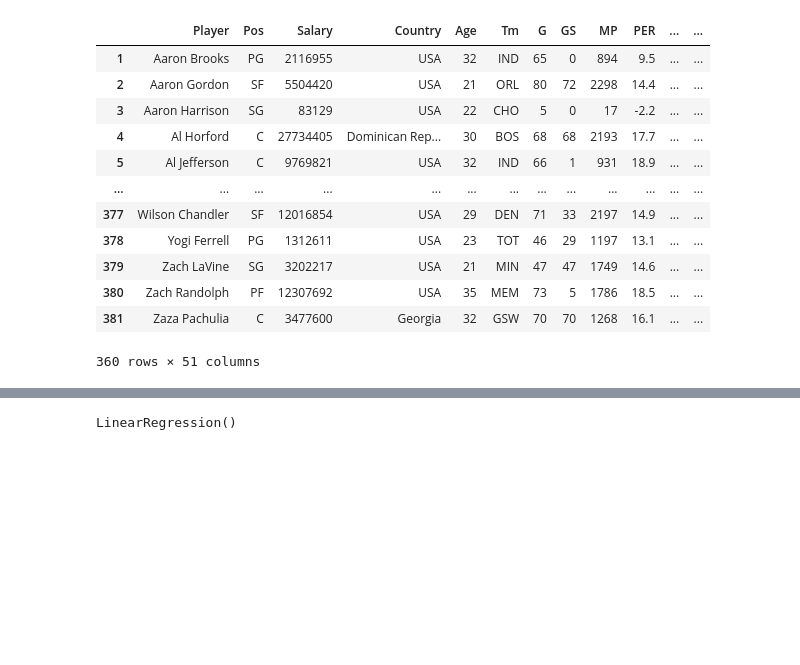
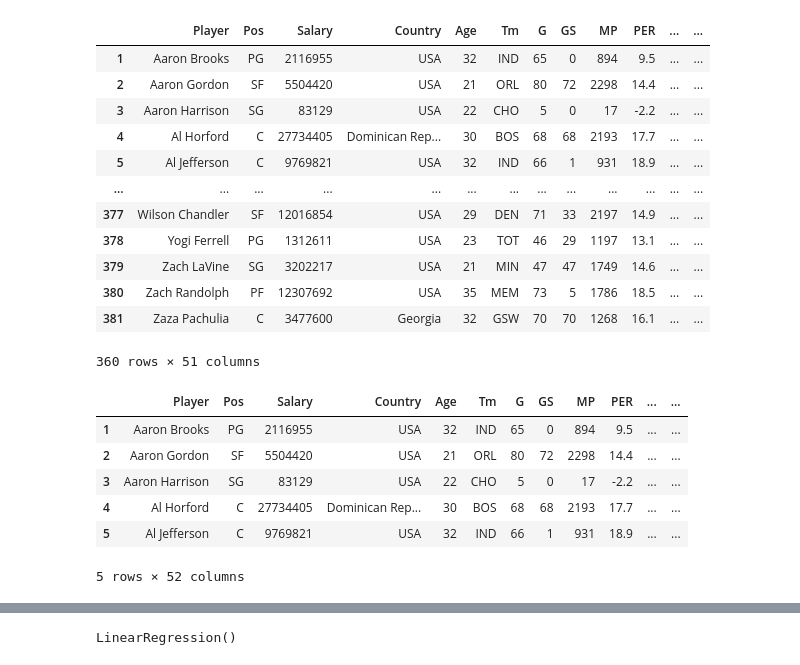
Before and after one commit to jonhicks123/NBA-Salaries-Prediction, a Jupyter notebook: NBA_salary_ML.ipynb, the cells around one changed output, grey strips where cells are left out. Saved outputs shown, nothing was run; the diff lists cells and outputs as text; code cells hidden in the pictures; blank space fills up the shorter version.

```diff
--- a/NBA_salary_ML.ipynb
+++ b/NBA_salary_ML.ipynb
@@ -24,3 +26,13 @@ nba
+# %%
+nba.head()
+# %% [output]
+|  | Player | Pos | Salary | Country | Age | Tm | G | GS | MP | PER | ... | ... |
+| 1 | Aaron Brooks | PG | 2116955 | USA | 32 | IND | 65 | 0 | 894 | 9.5 | ... | ... |
+| 2 | Aaron Gordon | SF | 5504420 | USA | 21 | ORL | 80 | 72 | 2298 | 14.4 | ... | ... |
+| 3 | Aaron Harrison | SG | 83129 | USA | 22 | CHO | 5 | 0 | 17 | -2.2 | ... | ... |
+| 4 | Al Horford | C | 27734405 | Dominican Rep... | 30 | BOS | 68 | 68 | 2193 | 17.7 | ... | ... |
+| 5 | Al Jefferson | C | 9769821 | USA | 32 | IND | 66 | 1 | 931 | 18.9 | ... | ... |
+5 rows × 52 columns
 # %%
 # Assign X (data) and y (target)
 # 'G','PTS', 'WS', 'PER', 'Age' R2: 0.5900334734920706
```
Also changed, not shown: parts of 13 cells of this notebook, 4 other files.
